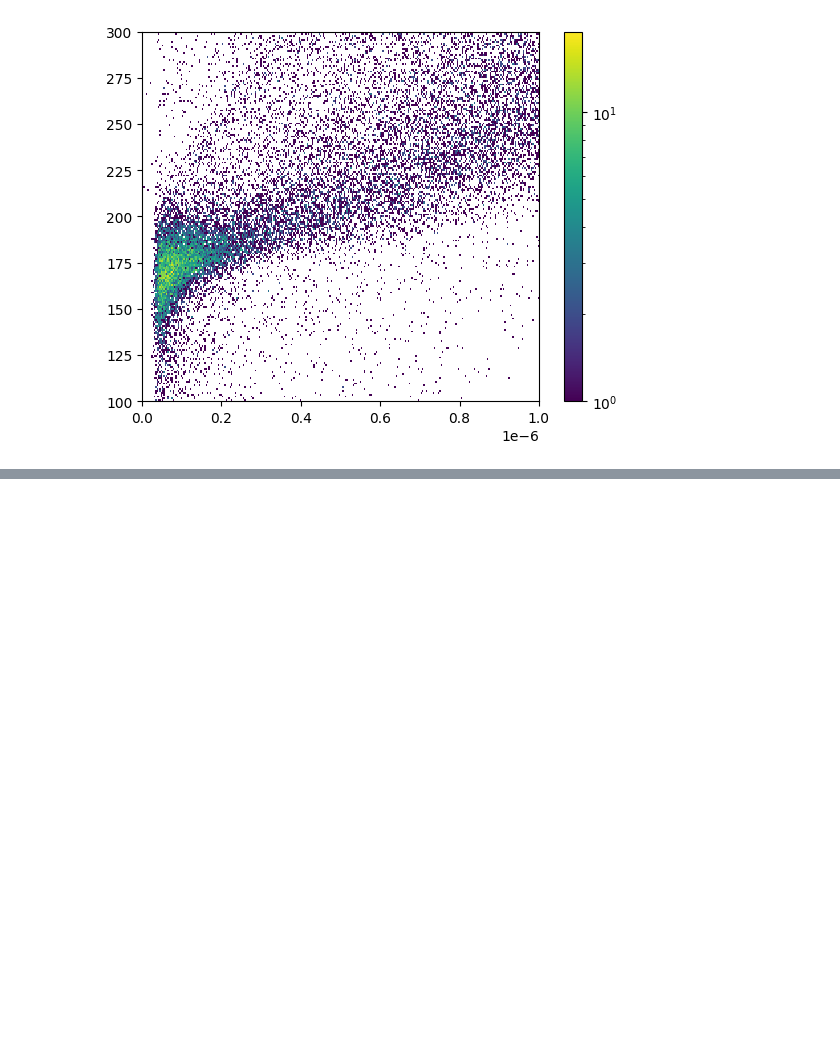
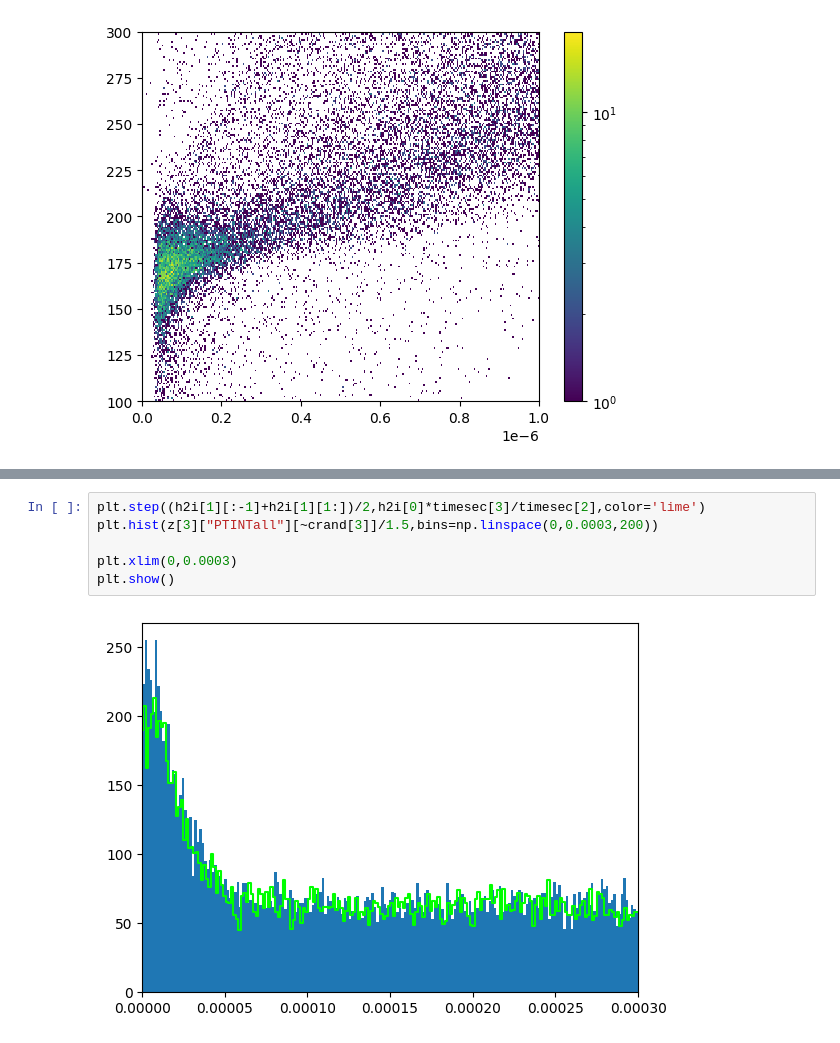
Before and after one commit to villano-lab/R76Analysis, a Jupyter notebook: Tutorial_Replication.ipynb, the cells around one changed output, grey strips where cells are left out. Cells and saved outputs as stored; diff of their text form; blank space fills up the shorter version.

```diff
--- a/Tutorial_Replication.ipynb
+++ b/Tutorial_Replication.ipynb
@@ -415,0 +415,8 @@ plt.show()
+# %%
+plt.step((h2i[1][:-1]+h2i[1][1:])/2,h2i[0]*timesec[3]/timesec[2],color='lime')
+plt.hist(z[3]["PTINTall"][~crand[3]]/1.5,bins=np.linspace(0,0.0003,200))
+
+plt.xlim(0,0.0003)
+plt.show()
+# %% [output]
+[figure, added]
```
Also changed, not shown: parts of 25 cells of this notebook.
